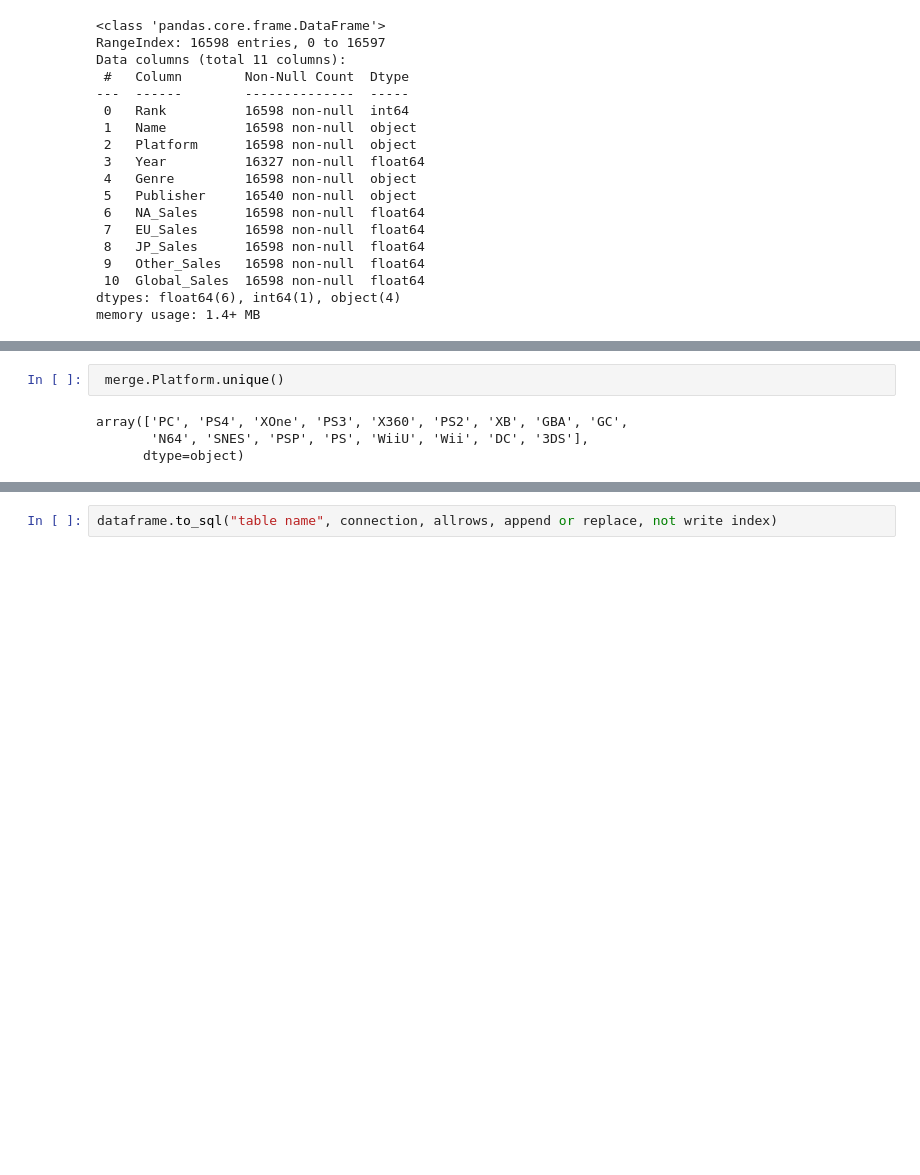
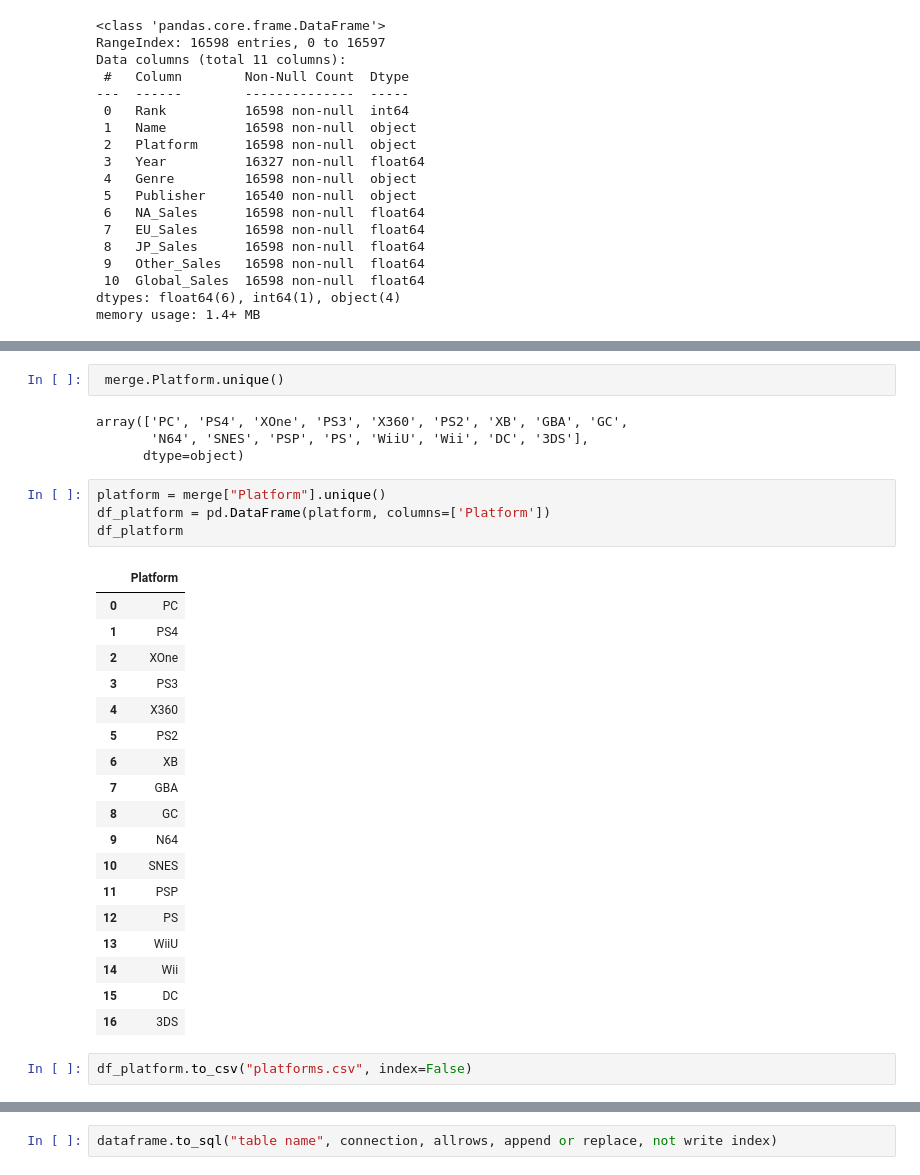
Before and after one commit to ebimoosa/smu_project_2_group_2, a Jupyter notebook: P2/Project2-BusinessInsider.ipynb, the cells around one changed output, grey strips where cells are left out. Saved outputs shown, nothing was run; the diff lists cells and outputs as text; blank space fills up the shorter version.

```diff
--- a/P2/Project2-BusinessInsider.ipynb
+++ b/P2/Project2-BusinessInsider.ipynb
@@ -234,10 +234,35 @@ merge.head(20)
 | 17 | The Legend of Zelda: A Link to th... | 95 | 9.0 | 552 | GBA | 2002.0 | Action | Nintendo | 1.75 | 0.52 | ... |
 | 18 | Halo 2 | 95 | 8.2 | 80 | XB | 2004.0 | Shooter | Microsoft Game Studios | 6.82 | 1.53 | ... |
 | 19 | Halo 2 | 95 | 8.2 | 10818 | PC | 2007.0 | Shooter | Microsoft Game Studios | 0.01 | 0.06 | ... |
-# %%
- merge.Platform.unique()
-# %% [output]
-array(['PC', 'PS4', 'XOne', 'PS3', 'X360', 'PS2', 'XB', 'GBA', 'GC',
-       'N64', 'SNES', 'PSP', 'PS', 'WiiU', 'Wii', 'DC', '3DS'],
-      dtype=object)
+# %%
+ merge.Platform.unique()
+# %% [output]
+array(['PC', 'PS4', 'XOne', 'PS3', 'X360', 'PS2', 'XB', 'GBA', 'GC',
+       'N64', 'SNES', 'PSP', 'PS', 'WiiU', 'Wii', 'DC', '3DS'],
+      dtype=object)
+# %%
+platform = merge["Platform"].unique()
+df_platform = pd.DataFrame(platform, columns=['Platform'])
+df_platform
+# %% [output]
+|  | Platform |
+| 0 | PC |
+| 1 | PS4 |
+| 2 | XOne |
+| 3 | PS3 |
+| 4 | X360 |
+| 5 | PS2 |
+| 6 | XB |
+| 7 | GBA |
+| 8 | GC |
+| 9 | N64 |
+| 10 | SNES |
+| 11 | PSP |
+| 12 | PS |
+| 13 | WiiU |
+| 14 | Wii |
+| 15 | DC |
+| 16 | 3DS |
+# %%
+df_platform.to_csv("platforms.csv", index=False)
 # %%
```
Also changed, not shown: parts of 39 cells of this notebook, 8 other files.
